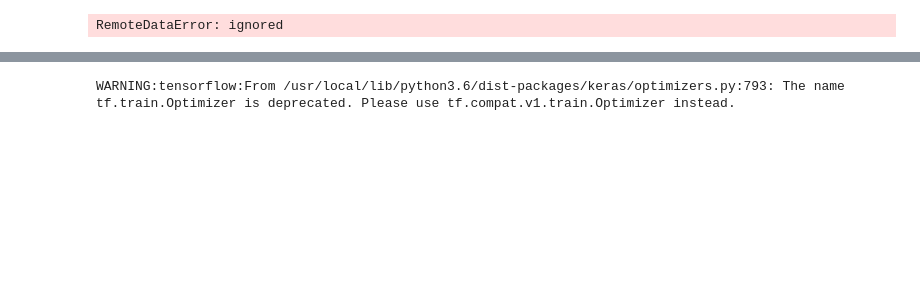
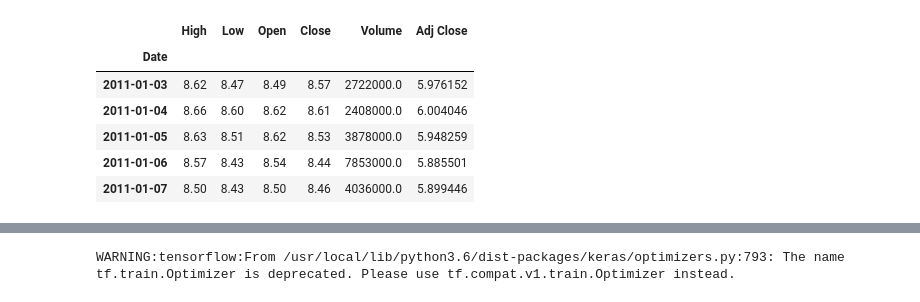
Before and after one commit to Felixwkk/stocks, a Jupyter notebook: stocks_lstm_SGX_daily.ipynb, the cells around one changed output, grey strips where cells are left out. Saved outputs shown, nothing was run; the diff lists cells and outputs as text; code cells hidden in the pictures; blank space fills up the shorter version.

```diff
--- a/stocks_lstm_SGX_daily.ipynb
+++ b/stocks_lstm_SGX_daily.ipynb
@@ -47,9 +56,15 @@ GPU RAM Free: 11372MB | Used: 69MB | Util   1% | Total 11441MB
 # %%
 # reading SGX data from Yahoo!
-stocks = spr.get_data_yahoo('S68.SI', start = datetime.datetime(2013,1,1), end = datetime.datetime(2018, 12, 31))
+stocks = spr.get_data_yahoo('S68.SI', start = datetime.datetime(2011,1,1), end = datetime.datetime(2018, 12, 31))
 stocks.head()
 # %% [output]
-RemoteDataError: ignored
+|  | High | Low | Open | Close | Volume | Adj Close |
+| Date |  |  |  |  |  |  |
+| 2011-01-03 | 8.62 | 8.47 | 8.49 | 8.57 | 2722000.0 | 5.976152 |
+| 2011-01-04 | 8.66 | 8.60 | 8.62 | 8.61 | 2408000.0 | 6.004046 |
+| 2011-01-05 | 8.63 | 8.51 | 8.62 | 8.53 | 3878000.0 | 5.948259 |
+| 2011-01-06 | 8.57 | 8.43 | 8.54 | 8.44 | 7853000.0 | 5.885501 |
+| 2011-01-07 | 8.50 | 8.43 | 8.50 | 8.46 | 4036000.0 | 5.899446 |
 # %%
 stocks.tail()
 # %%
```
Also changed, not shown: parts of 34 cells of this notebook.
